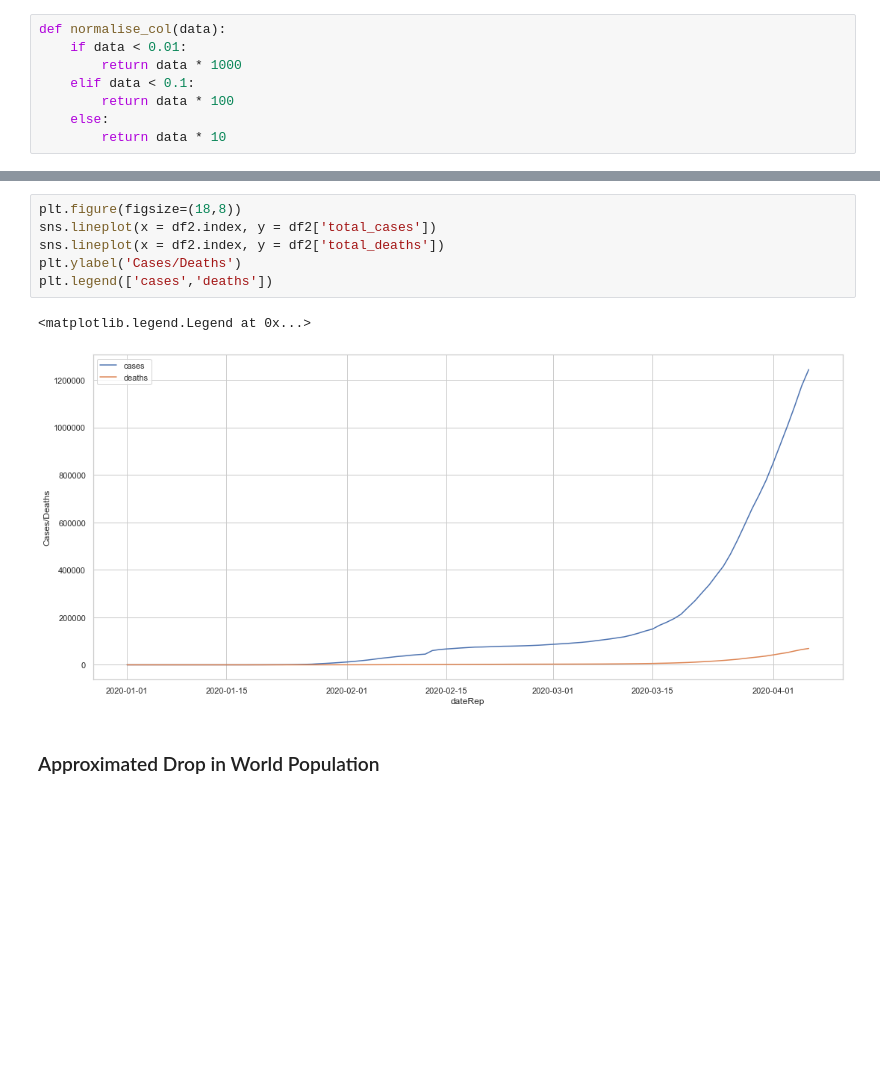
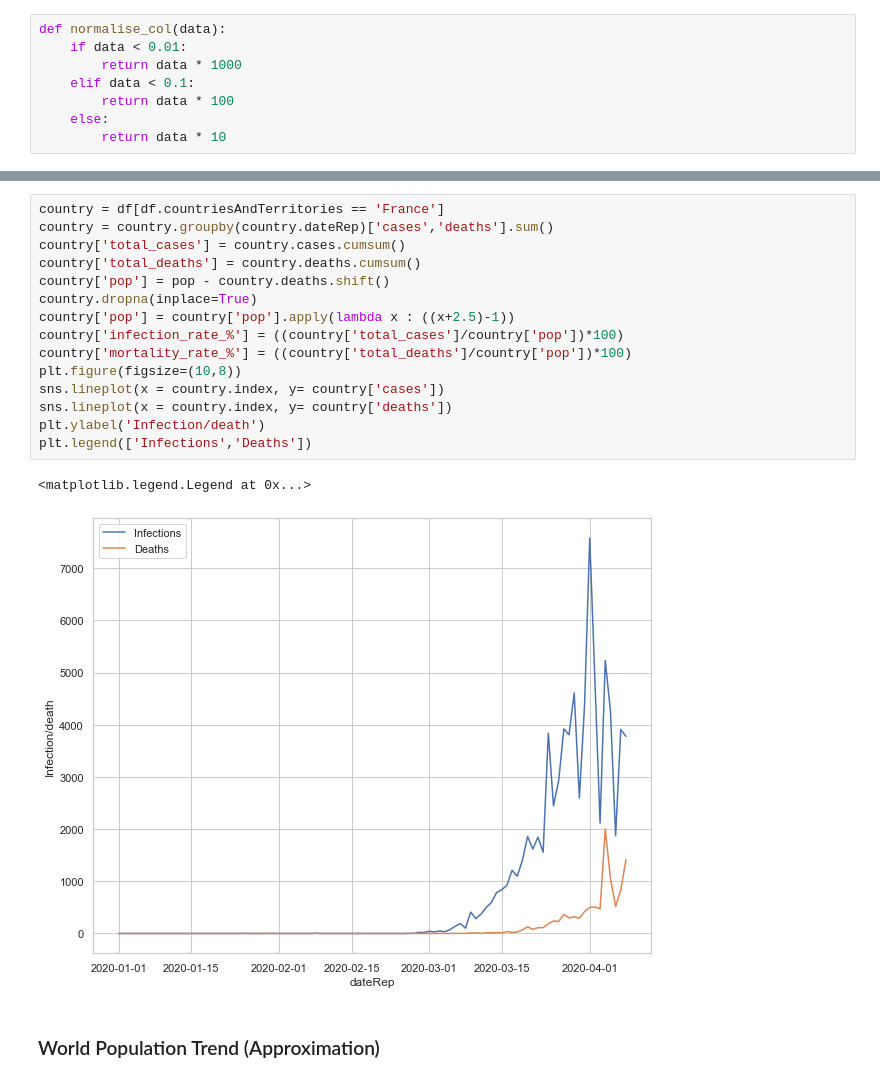
Before and after one commit to ekanime/COVID-19, a Jupyter notebook: covid-19.ipynb, the cells around one changed output, grey strips where cells are left out. Cells and saved outputs as stored; diff of their text form; blank space fills up the shorter version.

```diff
--- a/covid-19.ipynb
+++ b/covid-19.ipynb
@@ -92,14 +103,23 @@ plt.legend(['infection rate','mortality rate'])
-# %%
-plt.figure(figsize=(18,8))
-sns.lineplot(x = df2.index, y = df2['total_cases'])
-sns.lineplot(x = df2.index, y = df2['total_deaths'])
-plt.ylabel('Cases/Deaths')
-plt.legend(['cases','deaths'])
-# %% [output]
-<matplotlib.legend.Legend at 0x...>
-[figure, removed]
+# %%
+country = df[df.countriesAndTerritories == 'France']
+country = country.groupby(country.dateRep)['cases','deaths'].sum()
+country['total_cases'] = country.cases.cumsum()
+country['total_deaths'] = country.deaths.cumsum()
+country['pop'] = pop - country.deaths.shift()
+country.dropna(inplace=True)
+country['pop'] = country['pop'].apply(lambda x : ((x+2.5)-1))
+country['infection_rate_%'] = ((country['total_cases']/country['pop'])*100)
+country['mortality_rate_%'] = ((country['total_deaths']/country['pop'])*100)
+plt.figure(figsize=(10,8))
+sns.lineplot(x = country.index, y= country['cases'])
+sns.lineplot(x = country.index, y= country['deaths'])
+plt.ylabel('Infection/death')
+plt.legend(['Infections','Deaths'])
+# %% [output]
+<matplotlib.legend.Legend at 0x...>
+[figure, added]
 # %% [markdown]
-### Approximated Drop in World Population
+### World Population Trend (Approximation)
 # %%
 plt.figure(figsize=(18,8))
 sns.lineplot(x = df2.index, y = df2['pop'])
```
Also changed, not shown: parts of 22 cells of this notebook, 2 other files.
